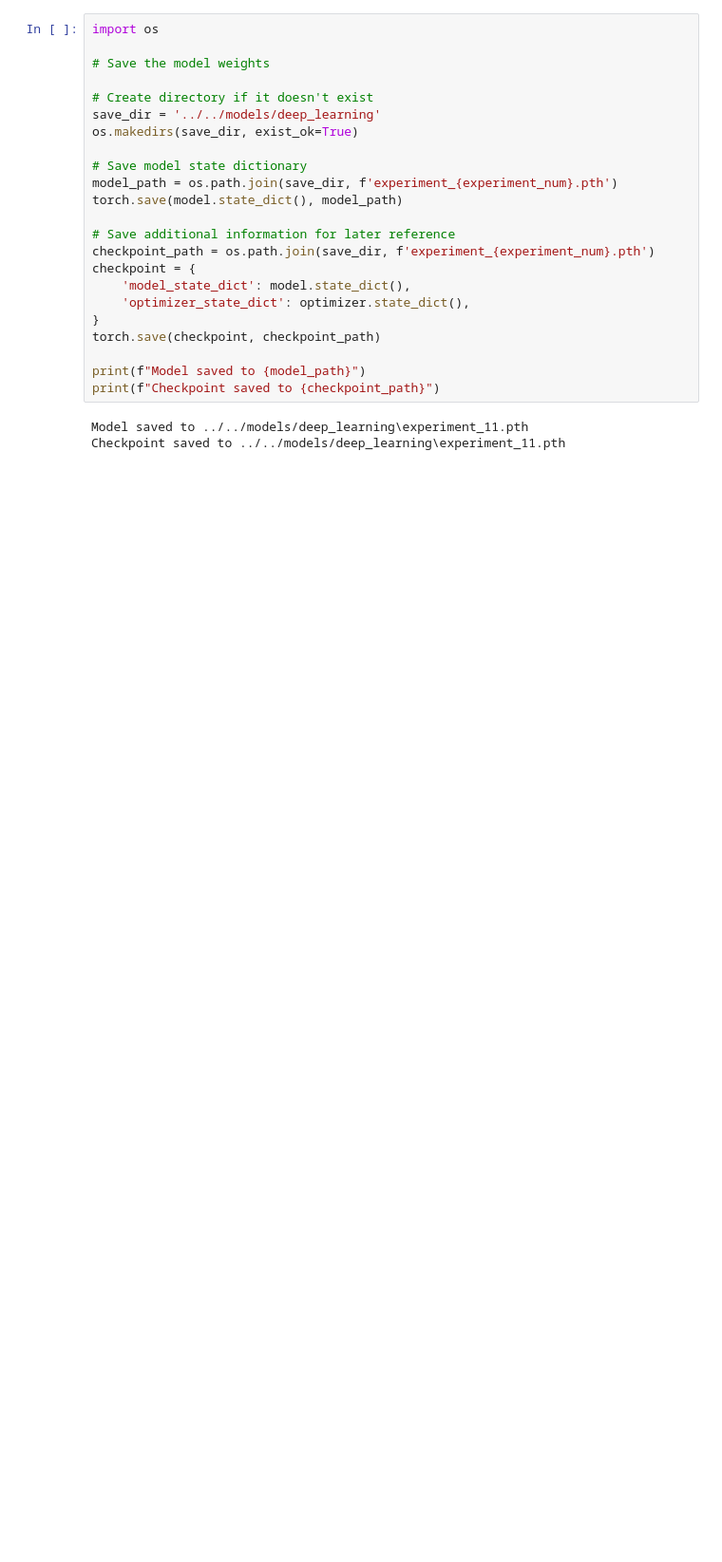
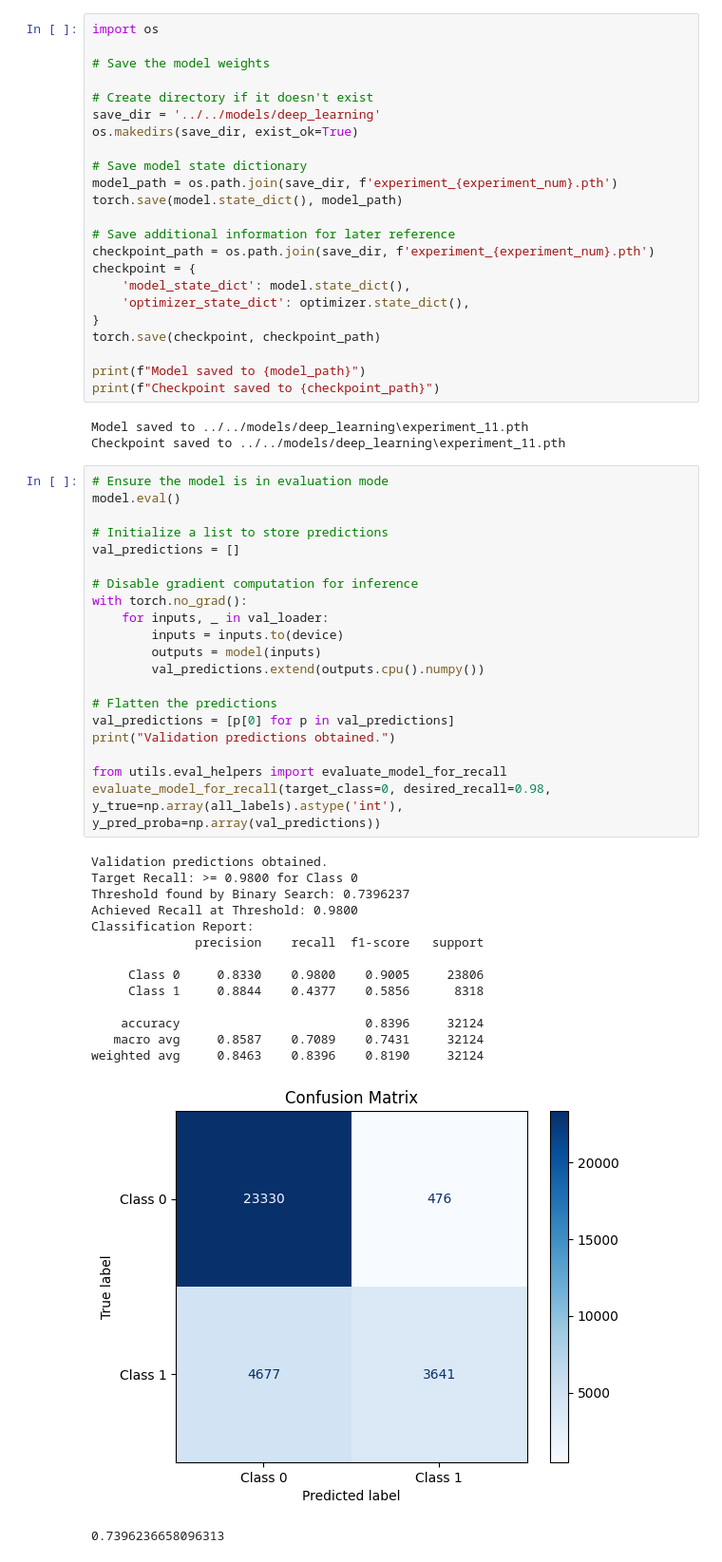
Before and after one commit to Vaseekaran-V/FYP_MSc, a Jupyter notebook: src/deep_learning/experiment_11.ipynb, the cells around one changed output. Shown at 95% size. Cells and saved outputs as stored; diff of their text form; blank space fills up the shorter version.

```diff
--- a/src/deep_learning/experiment_11.ipynb
+++ b/src/deep_learning/experiment_11.ipynb
@@ -514,3 +534,39 @@ print(f"Checkpoint saved to {checkpoint_path}")
 # %% [output]
 Model saved to ../../models/deep_learning\experiment_11.pth
 Checkpoint saved to ../../models/deep_learning\experiment_11.pth
+# %%
+# Ensure the model is in evaluation mode
+model.eval()
+
+# Initialize a list to store predictions
+val_predictions = []
+
+# Disable gradient computation for inference
+with torch.no_grad():
+    for inputs, _ in val_loader:
+        inputs = inputs.to(device)
+        outputs = model(inputs)
+        val_predictions.extend(outputs.cpu().numpy())
+
+# Flatten the predictions
+val_predictions = [p[0] for p in val_predictions]
+print("Validation predictions obtained.")
+
+from utils.eval_helpers import evaluate_model_for_recall
+evaluate_model_for_recall(target_class=0, desired_recall=0.98, y_true=np.array(all_labels).astype('int'), y_pred_proba=np.array(val_predictions))
+# %% [output]
+Validation predictions obtained.
+Target Recall: >= 0.9800 for Class 0
+Threshold found by Binary Search: 0.7396237
+Achieved Recall at Threshold: 0.9800
+Classification Report:
+              precision    recall  f1-score   support
+
+     Class 0     0.8330    0.9800    0.9005     23806
+     Class 1     0.8844    0.4377    0.5856      8318
+
+    accuracy                         0.8396     32124
+   macro avg     0.8587    0.7089    0.7431     32124
+weighted avg     0.8463    0.8396    0.8190     32124
+[figure, added]
+0.7396236658096313
```
Also changed, not shown: parts of 3 cells of this notebook, 29 other files.
